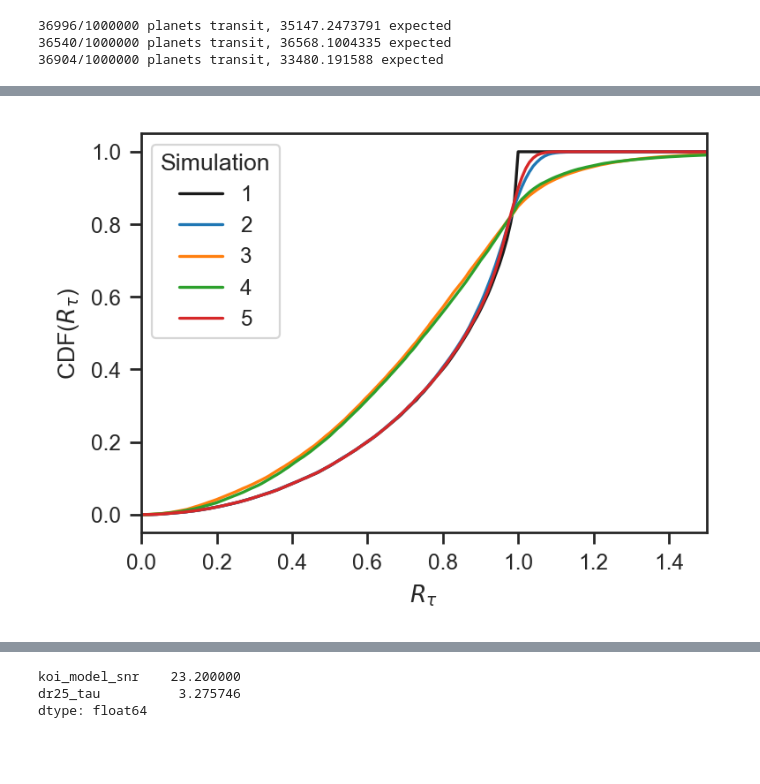
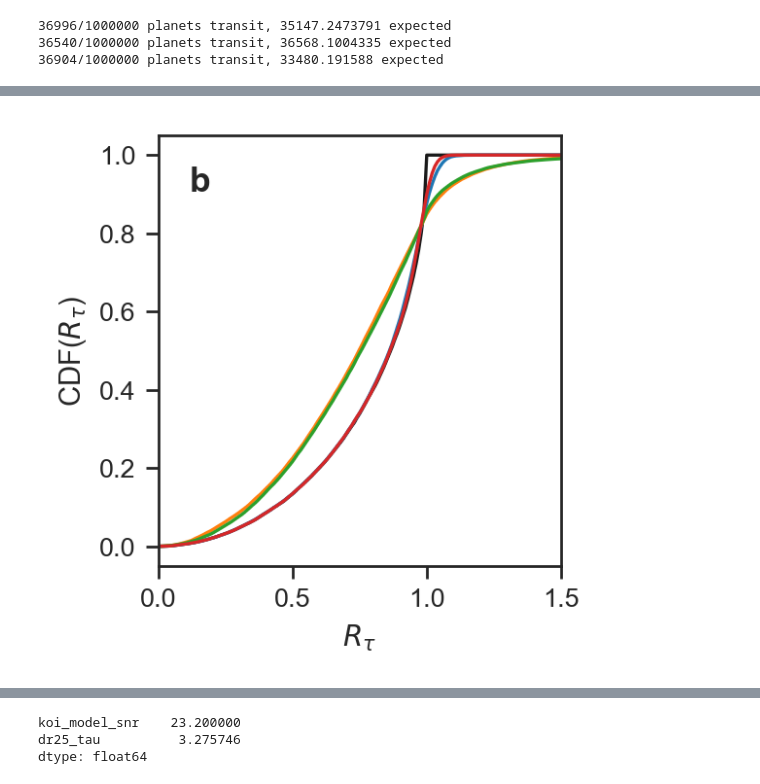
Before and after one commit to petigura/keprat, a Jupyter notebook: notebooks/2_Tau-Cut-Simulations.ipynb, the cells around one changed output, grey strips where cells are left out. Drawn from its saved outputs; the diff is of its cells as text; code cells hidden in the pictures; blank space fills up the shorter version.

```diff
--- a/notebooks/2_Tau-Cut-Simulations.ipynb
+++ b/notebooks/2_Tau-Cut-Simulations.ipynb
@@ -4,11 +4,11 @@ import pandas as pd
 from scipy.special import gamma
 import scipy.stats
 import seaborn as sns
-sns.set_context('paper')
+sns.set_context('paper',font_scale=1.1)
 sns.set_style('ticks')
 import matplotlib as mpl
 plt.rcParams['figure.dpi'] = 200
-
+mpl.rc("pdf", fonttype=3)
 
 from mpl_toolkits.axes_grid.anchored_artists import AnchoredText
 letter_bbox_props = dict(
@@ -186,19 +189,20 @@ savefig('paper/fig_tau-ratio-hist.pdf')
 # %%
-figure(figsize=(4,3))
+figure(figsize=(3,3))
 plot(comp0.ratio,comp0.comp,color='k',label='1')
 plot(comp1.ratio,comp1.comp,label='2')
 plot(comp3.ratio,comp3.comp,label='3')
 plot(comp4.ratio,comp4.comp,label='4')
 plot(comp2.ratio,comp2.comp,label='5')
 #plot(comp4.ratio,comp5.comp,label='5')
 ylabel(r'CDF($R_\tau$)')
 xlabel(r'$R_\tau$')
 xlim(0,1.5)
-legend(title='Simulation')
+#legend(title='Simulation')
+letter_plot('b')
 tight_layout()
 savefig('paper/fig_ratio-cdf.pdf')
 # %% [output]
-[figure, old version]
+[figure, new version]
 # %%
 clf()
 df = df3.copy()
```
Also changed, not shown: parts of 6 cells of this notebook, 3 other files.
